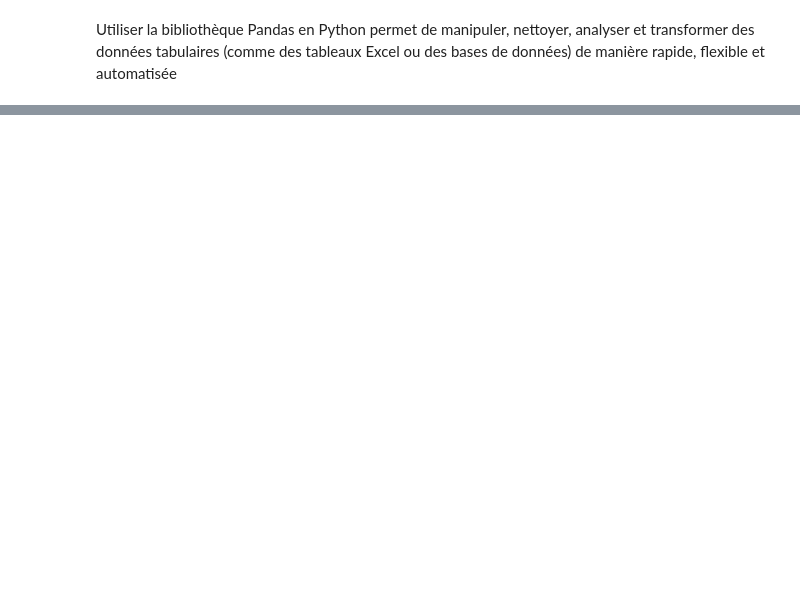
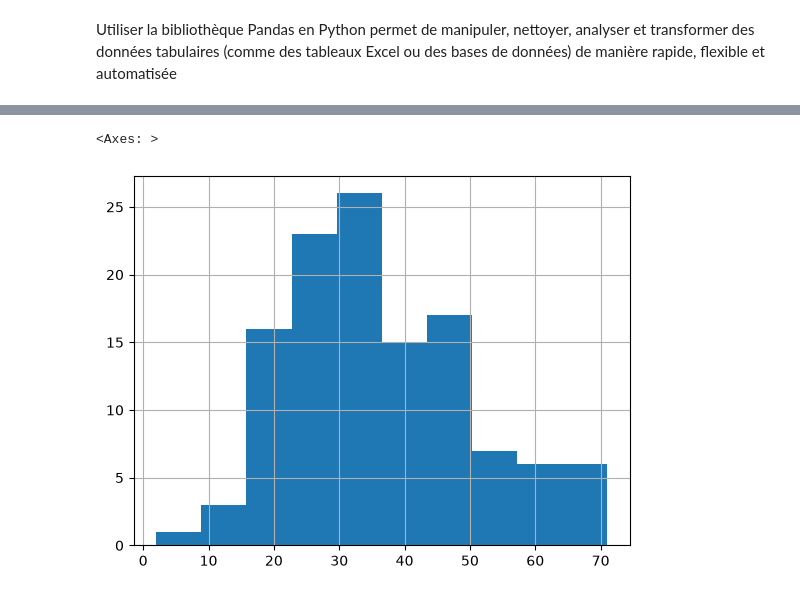
Before and after one commit to Balde44-art/Intro2Python, a Jupyter notebook: lesson_5.ipynb, the cells around one changed output, grey strips where cells are left out. Cells and saved outputs as stored; diff of their text form; code cells hidden in the pictures; blank space fills up the shorter version.

```diff
--- a/lesson_5.ipynb
+++ b/lesson_5.ipynb
@@ -10,0 +119,6 @@ FileNotFoundError: [Errno 2] No such file or directory: 'Intro2Python/titanic3.x
+# %%
+# On peut faire la répartition des age en histogramme
+data['age'].hist()
+# %% [output]
+<Axes: >
+[figure, added]
```
Also changed, not shown: parts of 22 cells of this notebook, 2 other files.
